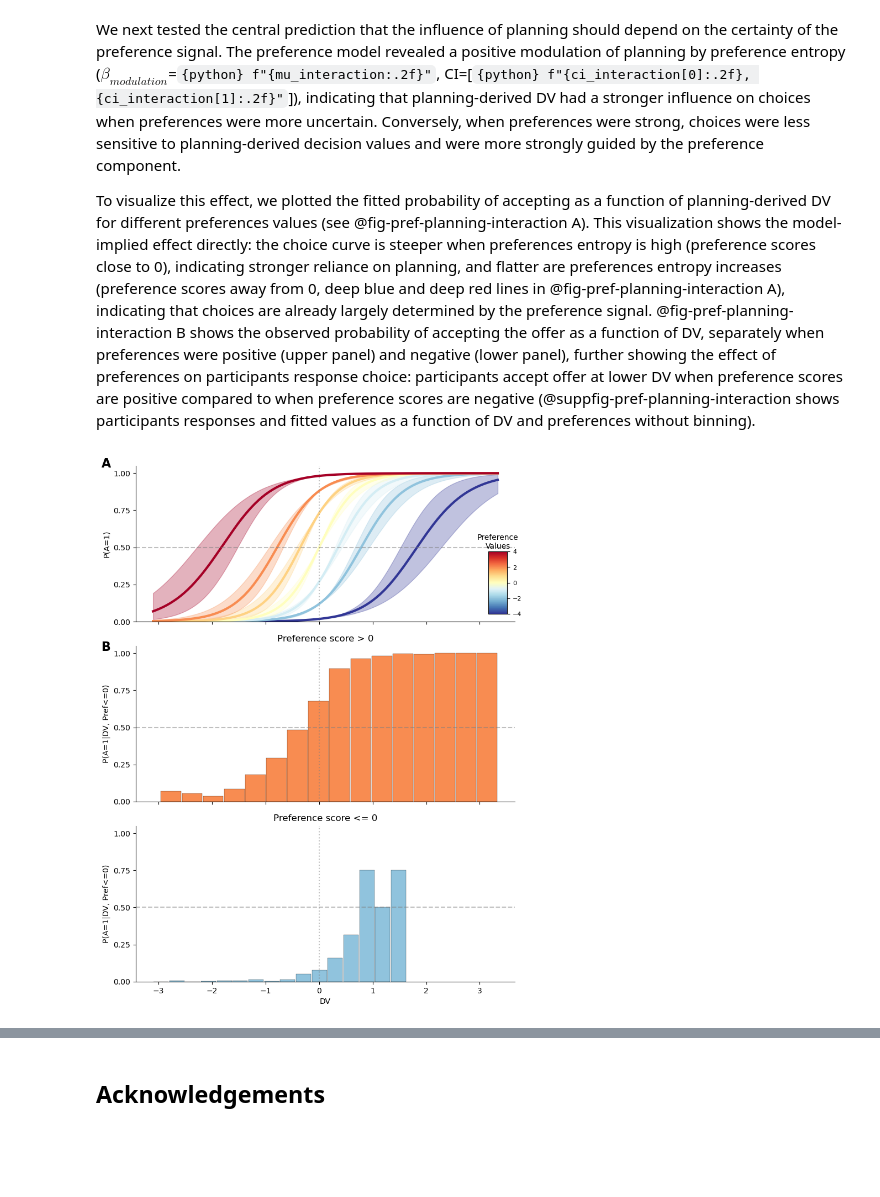
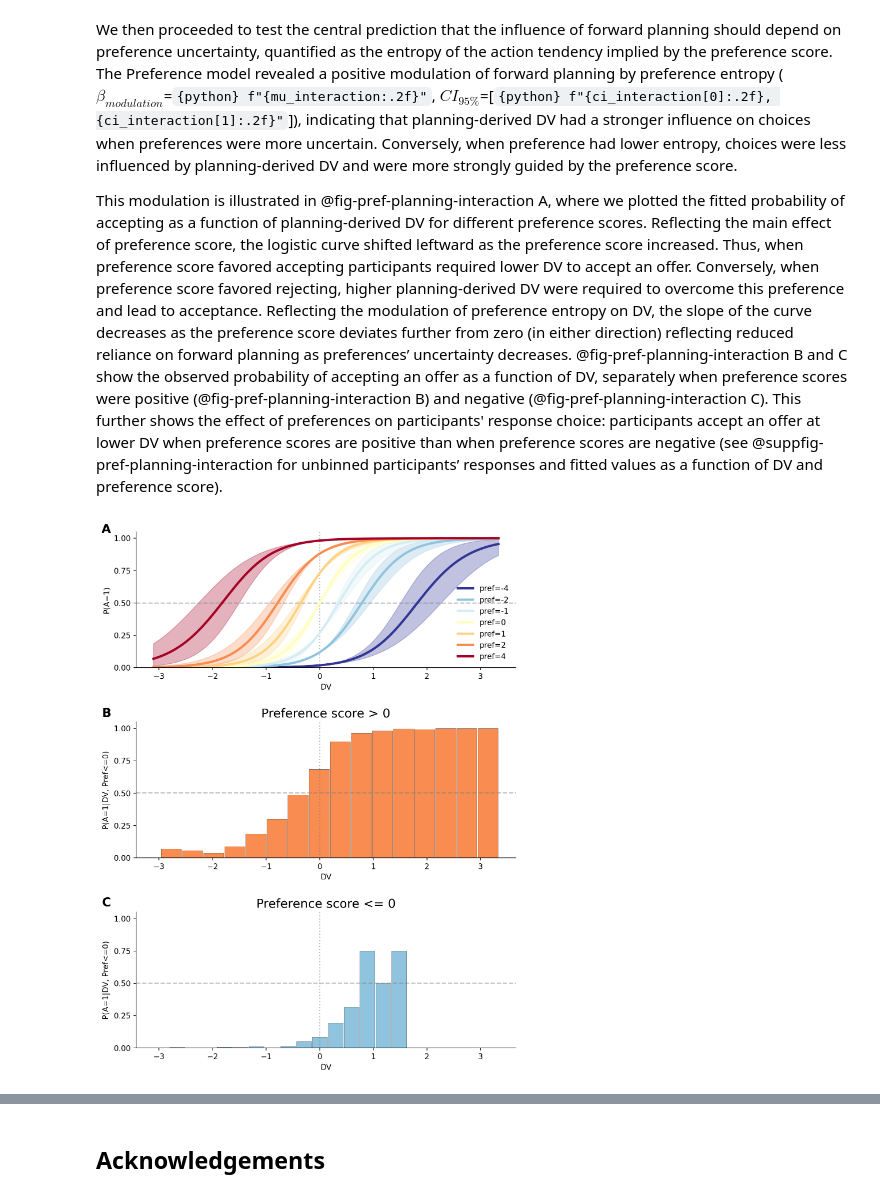
Before and after one commit to AlexLepauvre/state_abstraction_paper, a Jupyter notebook: index.ipynb, the cells around one changed output, grey strips where cells are left out. Drawn from its saved outputs; the diff is of its cells as text; code cells hidden in the pictures; blank space fills up the shorter version.

```diff
--- a/index.ipynb
+++ b/index.ipynb
@@ -661,10 +690,19 @@ else:
         )
     # Add the idata to the rest:
     traces['Planning'] = planning_model.fit(
-        draws=n_samples, tune=n_warmup, chains=n_chains, target_accept=0.85, idata_kwargs={"log_likelihood": True}
+        draws=n_samples,
+        tune=n_warmup,
+        chains=n_chains,
+        target_accept=0.85,
+        idata_kwargs={"log_likelihood": True},
+        random_seed=rng
     )
     # Get the predicted responses:
-    planning_model.predict(traces['Planning'], kind="response", inplace=True)
+    planning_model.predict(
+        traces['Planning'],
+        kind="response",
+        inplace=True,
+        random_seed=rng)
 
     # Save the trace to file:
     az.to_netcdf(traces['Planning'], "./data/bids/limited_energy/derivatives/models/planning_model_trace.nc")
@@ -978,15 +1016,20 @@ ax["D"].text(0.05, 0.48, "D", transform=fig.transFigure,
 mu_interaction = traces['Preference'].posterior["beta_interaction"].values.flatten().mean()
 ci_interaction = az.hdi(traces['Preference'].posterior["beta_interaction"].values)[0]
 # %% [markdown]
-We next tested the central prediction that the influence of planning should depend on the certainty of the preference signal. The preference model revealed a positive modulation of planning by preference entropy ($\beta_{modulation}$=`{python} f"{mu_interaction:.2f}"`, CI=[`{python} f"{ci_interaction[0]:.2f}, {ci_interaction[1]:.2f}"`]), indicating that planning-derived DV had a stronger influence on choices when preferences were more uncertain. Conversely, when preferences were strong, choices were less sensitive to planning-derived decision values and were more strongly guided by the preference component.
+We then proceeded to test the central prediction that the influence of forward planning should depend on preference uncertainty, quantified as the entropy of the action tendency implied by the preference score. The Preference model revealed a positive modulation of forward planning by preference entropy ($\beta_{modulation}$=`{python} f"{mu_interaction:.2f}"`, $CI_{95\%}$=[`{python} f"{ci_interaction[0]:.2f}, {ci_interaction[1]:.2f}"`]), indicating that planning-derived DV had a stronger influence on choices when preferences were more uncertain. Conversely, when preference had lower entropy, choices were less influenced by planning-derived DV and were more strongly guided by the preference score.
 
-To visualize this effect, we plotted the fitted probability of accepting as a function of planning-derived DV for different preferences values (see @fig-pref-planning-interaction A). This visualization shows the model-implied effect directly: the choice curve is steeper when preferences entropy is high (preference scores close to 0), indicating stronger reliance on planning, and flatter are preferences entropy increases (preference scores away from 0, deep blue and deep red lines in @fig-pref-planning-interaction A), indicating that choices are already largely determined by the preference signal. @fig-pref-planning-interaction B shows the observed probability of accepting the offer as a function of DV, separately when preferences were positive (upper panel) and negative (lower panel), further showing the effect of preferences on participants response choice: participants accept offer at lower DV when preference scores are positive compared to when preference scores are negative (@suppfig-pref-planning-interaction shows participants responses and fitted values as a function of DV and preferences without binning).
+This modulation is illustrated in @fig-pref-planning-interaction A, where we plotted the fitted probability of accepting as a function of planning-derived DV for different preference scores. Reflecting the main effect of preference score, the logistic curve shifted leftward as the preference score increased. Thus, when preference score favored accepting participants required lower DV to accept an offer. Conversely, when preference score favored rejecting, higher planning-derived DV were required to overcome this preference and lead to acceptance. Reflecting the modulation of preference entropy on DV, the slope of the curve decreases as the preference score deviates further from zero (in either direction) reflecting reduced reliance on forward planning as preferences’ uncertainty decreases. @fig-pref-planning-interaction B and C show the observed probability of accepting an offer as a function of DV, separately when preference scores were positive (@fig-pref-planning-interaction B) and negative (@fig-pref-planning-interaction C). This further shows the effect of preferences on participants' response choice: participants accept an offer at lower DV when preference scores are positive than when preference scores are negative (see @suppfig-pref-planning-interaction for unbinned participants’ responses and fitted values as a function of DV and preference score).
 # %%
 #| label: fig-pref-planning-interaction
-#| fig-cap: "Relationship between preferences and DV. (A) Fitted probability of accepting an offer as a function of planning DV, separately for preference score of
-#| [-4, -2, -1, 0, 1, 2, 4], to highlight the interaction between preferences scores and DV. Line represents mean of posterior distribution, shaded area is 95% C.I.
-#| (B) Offer acceptance probability (y-axis) binned per decision values (x-axis), separately for trials in which preference score is positive (top row, red bars)
-#| (bottom row, blue bars)."
+#| fig-cap: "Relationship between preference score and DV.
+#| (A) Fitted probability of accepting an offer as a function of DV, separately for preference score of
+#| [-4, -2, -1, 0, 1, 2, 4], to highlight the modulation of preference scores on the influence of DV. Lines
+#| represent the mean of the posterior distribution; the shaded area is the 95% C.I.
+#| (B) Offer acceptance probability (y-axis) binned per DV (x-axis), for trials in which preference score is positive.
+#| (C) Same as (B), but for trials in which preference score is negative. Only bins containing observed trials are shown;
+#| the different number of bars in panels B and C reflects the unequal distribution of positive- and negative-preference
+#| trials across the planning-DV range. This asymmetry arises because negative preference scores are more often associated
+#| with states in which forward planning also favors rejection."
 from matplotlib.cm import ScalarMappable
 from matplotlib.colors import Normalize
 from mpl_toolkits.axes_grid1.inset_locator import inset_axes
@@ -1002,19 +1045,15 @@ norm = Normalize(vmin=min(pref_scores), vmax=max(pref_scores))  # Normalize pref
 
 for i, pref in enumerate(pref_scores):
     p_a, lower_95, upper_95 = predict_responses(x_dv, pref, traces["Preference"])
-    ax["A"].plot(x_dv, p_a, c=cmap(norm(pref)), linewidth=3)
+    ax["A"].plot(x_dv, p_a, c=cmap(norm(pref)), linewidth=3, label=f'pref={pref}')
     ax["A"].fill_between(x_dv, lower_95, upper_95, color=cmap(norm(pref)), alpha=0.3)
+ax["A"].xaxis.set_tick_params(labelbottom=True)
 ax["A"].set_ylabel("P(A=1)")
-ax["A"].axvline(0, linestyle=":", color="grey", alpha=0.5)
-ax["A"].axhline(0.5, linestyle="--", color="grey", alpha=0.5)
+ax["A"].set_xlabel("DV")
+ax["A"].axvline(0, linestyle=":", color="grey", alpha=0.5, zorder=1)
+ax["A"].axhline(0.5, linestyle="--", color="grey", alpha=0.5, zorder=1)
 ax["A"].spines[['top', 'right']].set_visible(False)
-# Add an inset colorbar
-cax = inset_axes(ax["A"], width="5%", height="40%", loc="lower right", borderpad=1)  # Adjust size and position
-sm = ScalarMappable(cmap=cmap, norm=norm)  # Create a ScalarMappable for the colorbar
-sm.set_array([])  # Dummy array for ScalarMappable
-cbar = fig.colorbar(sm, cax=cax, orientation='vertical')  # Add horizontal colorbar
-cbar.ax.set_title("Preference\nValues", fontsize=10, pad=4)  # Label above the
-cbar.ax.tick_params(labelsize=8)  # Adjust tick size
+ax["A"].legend(frameon=False)
 
 # ================================================================
 # fig-3C: Response probability binned per decision value for negative preferences
@@ -1032,43 +1071,49 @@ ax["B"].bar(
     linewidth=0.2
 )
 ax["B"].set_yticks([0, 0.25, 0.5, 0.75, 1])
+ax["B"].xaxis.set_tick_params(labelbottom=True)
+ax["B"].set_xlabel("DV")
 ax["B"].axvline(0, linestyle=":", color="grey", alpha=0.5)
 ax["B"].axhline(0.5, linestyle="--", color="grey", alpha=0.5)
 ax["B"].set_ylabel("P(A=1|DV, Pref<=0)")
-ax["B"].set_title('Preference score > 0')
+ax["B"].set_title('Preference score > 0', fontsize=16)
 ax["B"].spines[['top', 'right']].set_visible(False)
 
 # ================================================================
 # fig-3C: Response probability binned per decision value for negative preferences
 pref_negative = beh_data[beh_data['preference_score'] <= 0]
 # Bin the data:
 bins = pd.cut(pref_negative['dv'], bins=16)
 pa_pref_negative = pref_negative.groupby(bins)['response'].mean()
 position = pd.IntervalIndex(pa_pref_negative.index).mid
 ax["C"].bar(
     position.to_numpy(),
     pa_pref_negative.to_numpy(),
     facecolor=cmap(0.25),
     width=pd.IntervalIndex(pa_pref_negative.index).length[0]-0.02,
     edgecolor='k',
     linewidth=0.2
 )
 ax["C"].set_yticks([0, 0.25, 0.5, 0.75, 1])
 ax["C"].set_xlabel("DV")
-ax["C"].set_title('Preference score <= 0')
+ax["C"].set_title('Preference score <= 0', fontsize=16)
 ax["C"].axvline(0, linestyle=":", color="grey", alpha=0.5)
 ax["C"].axhline(0.5, linestyle="--", color="grey", alpha=0.5)
 ax["C"].set_ylabel("P(A=1|DV, Pref<=0)")
 ax["C"].spines[['top', 'right']].set_visible(False)
 plt.tight_layout()
+plt.subplots_adjust(left=None, bottom=None, right=None, top=None, wspace=None, hspace=0.4)
 ax["A"].text(0.04, 1, "A", transform=fig.transFigure,
               fontsize=16, fontweight='bold', va='top', ha='right'
               )
 ax["B"].text(0.04, 0.67, "B", transform=fig.transFigure,
               fontsize=16, fontweight='bold', va='top', ha='right'
               );
+ax["B"].text(0.04, 0.33, "C", transform=fig.transFigure,
+              fontsize=16, fontweight='bold', va='top', ha='right'
+              );
 # %% [output]
-[figure, old version]
+[figure, new version]
 # %%
 from scipy.stats import zscore
 # Compute correlation between models parameters and return:
```
Also changed, not shown: parts of 32 cells of this notebook, 1 other file.
